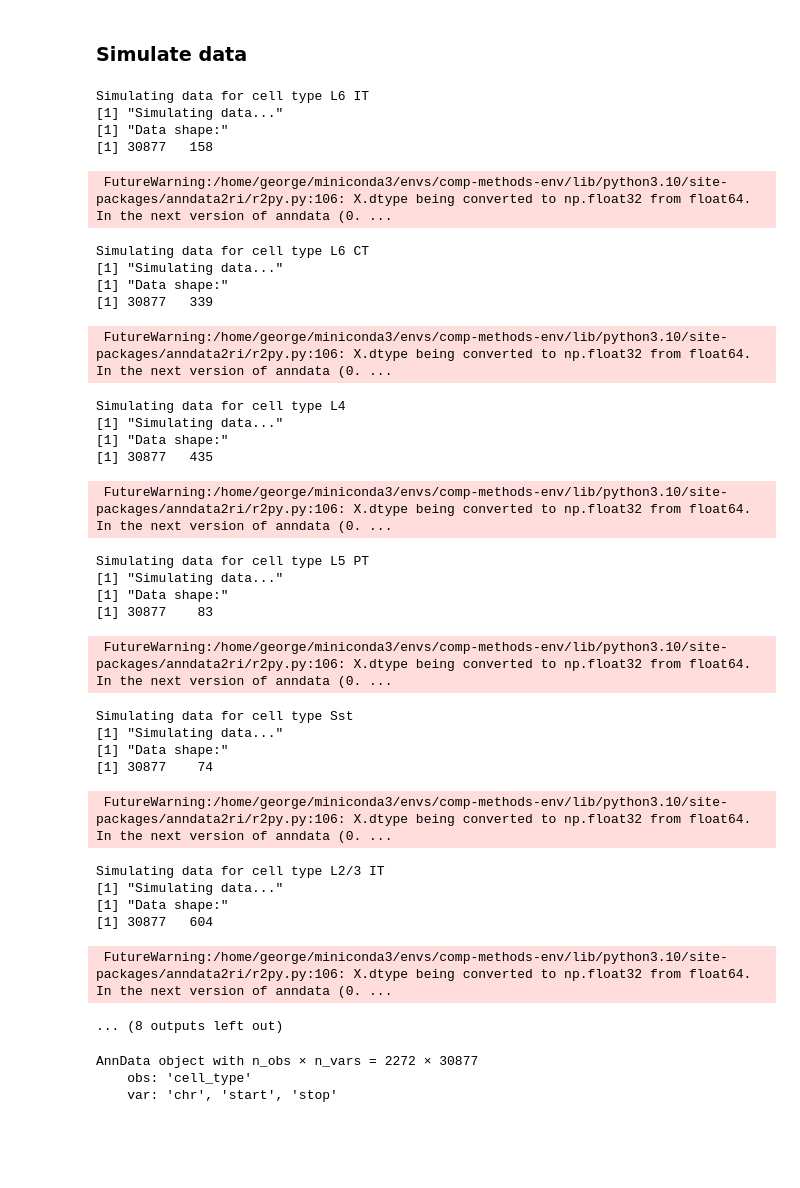
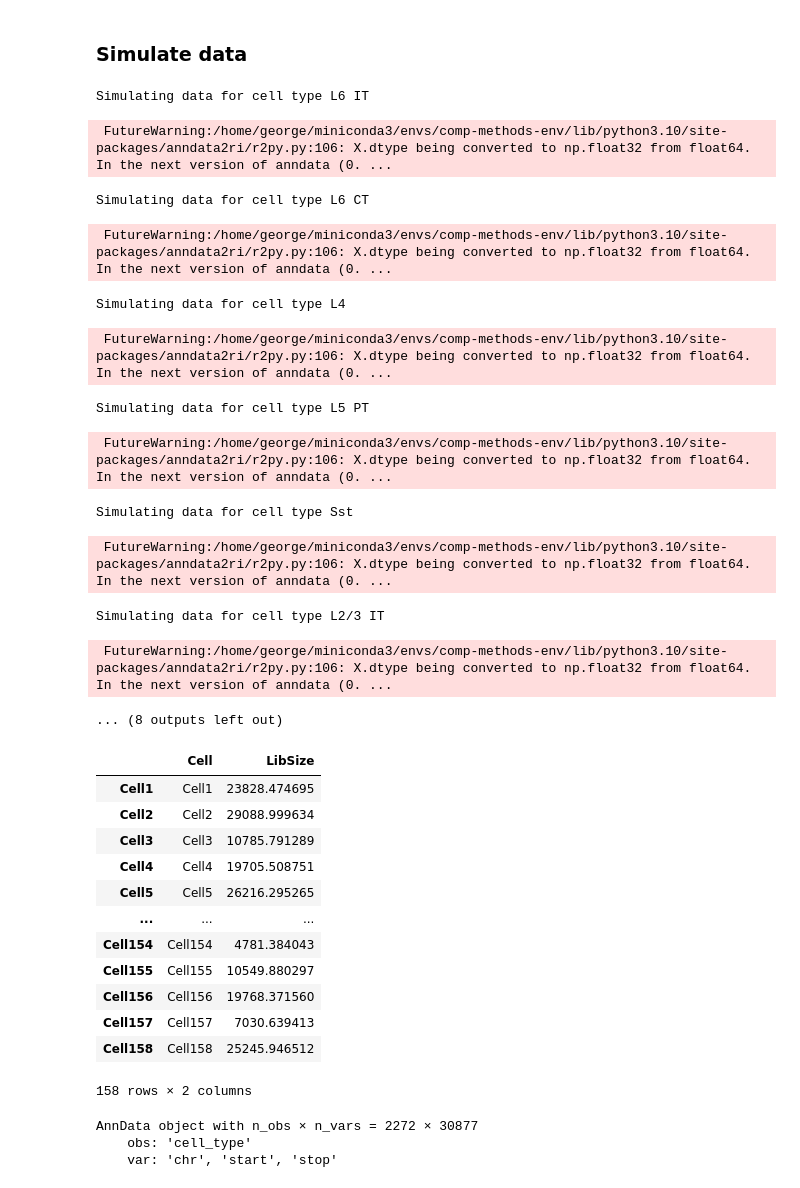
Before and after one commit to MarkusFranke/Better-Normalization-for-scATAC-seq-data, a Jupyter notebook: sim_atac.ipynb, the cells around one changed output. Drawn from its saved outputs; the diff is of its cells as text; code cells hidden in the pictures; blank space fills up the shorter version.

```diff
--- a/sim_atac.ipynb
+++ b/sim_atac.ipynb
@@ -106,39 +98,37 @@ for cell_type in cell_types:
     tmp = adata[adata.obs['cell_type'] == cell_type]
     rdata = anndata2ri.py2rpy(tmp)
     ro.globalenv['tmp'] = rdata
-    adata_by_cell_type[cell_type] = ro.r(f'simulate(tmp, {tmp.shape[0]})').X
+    adata_by_cell_type[cell_type] = ro.r('estimateSimulateData(tmp, %s)' % tmp.shape[0])
 # %% [output]
 Simulating data for cell type L6 IT
-[1] "Simulating data..."
-[1] "Data shape:"
-[1] 30877   158
  FutureWarning:/home/george/miniconda3/envs/comp-methods-env/lib/python3.10/site-packages/anndata2ri/r2py.py:106: X.dtype being converted to np.float32 from float64. In the next version of anndata (0. ...
 Simulating data for cell type L6 CT
-[1] "Simulating data..."
-[1] "Data shape:"
-[1] 30877   339
  FutureWarning:/home/george/miniconda3/envs/comp-methods-env/lib/python3.10/site-packages/anndata2ri/r2py.py:106: X.dtype being converted to np.float32 from float64. In the next version of anndata (0. ...
 Simulating data for cell type L4
-[1] "Simulating data..."
-[1] "Data shape:"
-[1] 30877   435
  FutureWarning:/home/george/miniconda3/envs/comp-methods-env/lib/python3.10/site-packages/anndata2ri/r2py.py:106: X.dtype being converted to np.float32 from float64. In the next version of anndata (0. ...
 Simulating data for cell type L5 PT
-[1] "Simulating data..."
-[1] "Data shape:"
-[1] 30877    83
  FutureWarning:/home/george/miniconda3/envs/comp-methods-env/lib/python3.10/site-packages/anndata2ri/r2py.py:106: X.dtype being converted to np.float32 from float64. In the next version of anndata (0. ...
 Simulating data for cell type Sst
-[1] "Simulating data..."
-[1] "Data shape:"
-[1] 30877    74
  FutureWarning:/home/george/miniconda3/envs/comp-methods-env/lib/python3.10/site-packages/anndata2ri/r2py.py:106: X.dtype being converted to np.float32 from float64. In the next version of anndata (0. ...
 Simulating data for cell type L2/3 IT
-[1] "Simulating data..."
-[1] "Data shape:"
-[1] 30877   604
  FutureWarning:/home/george/miniconda3/envs/comp-methods-env/lib/python3.10/site-packages/anndata2ri/r2py.py:106: X.dtype being converted to np.float32 from float64. In the next version of anndata (0. ...
 ... (8 outputs left out)
+# %%
+list(adata_by_cell_type.values())[0].obs
+# %% [output]
+|  | Cell | LibSize |
+| Cell1 | Cell1 | 23828.474695 |
+| Cell2 | Cell2 | 29088.999634 |
+| Cell3 | Cell3 | 10785.791289 |
+| Cell4 | Cell4 | 19705.508751 |
+| Cell5 | Cell5 | 26216.295265 |
+| ... | ... | ... |
+| Cell154 | Cell154 | 4781.384043 |
+| Cell155 | Cell155 | 10549.880297 |
+| Cell156 | Cell156 | 19768.371560 |
+| Cell157 | Cell157 | 7030.639413 |
+| Cell158 | Cell158 | 25245.946512 |
+158 rows × 2 columns
 # %%
 tmp = sparse.vstack(list(adata_by_cell_type.values()))
 obs_df = pd.DataFrame(index=[f'Cell_{i}' for i in range(tmp.shape[0])])
```
Also changed, not shown: parts of 2 cells of this notebook, 12 other files.
